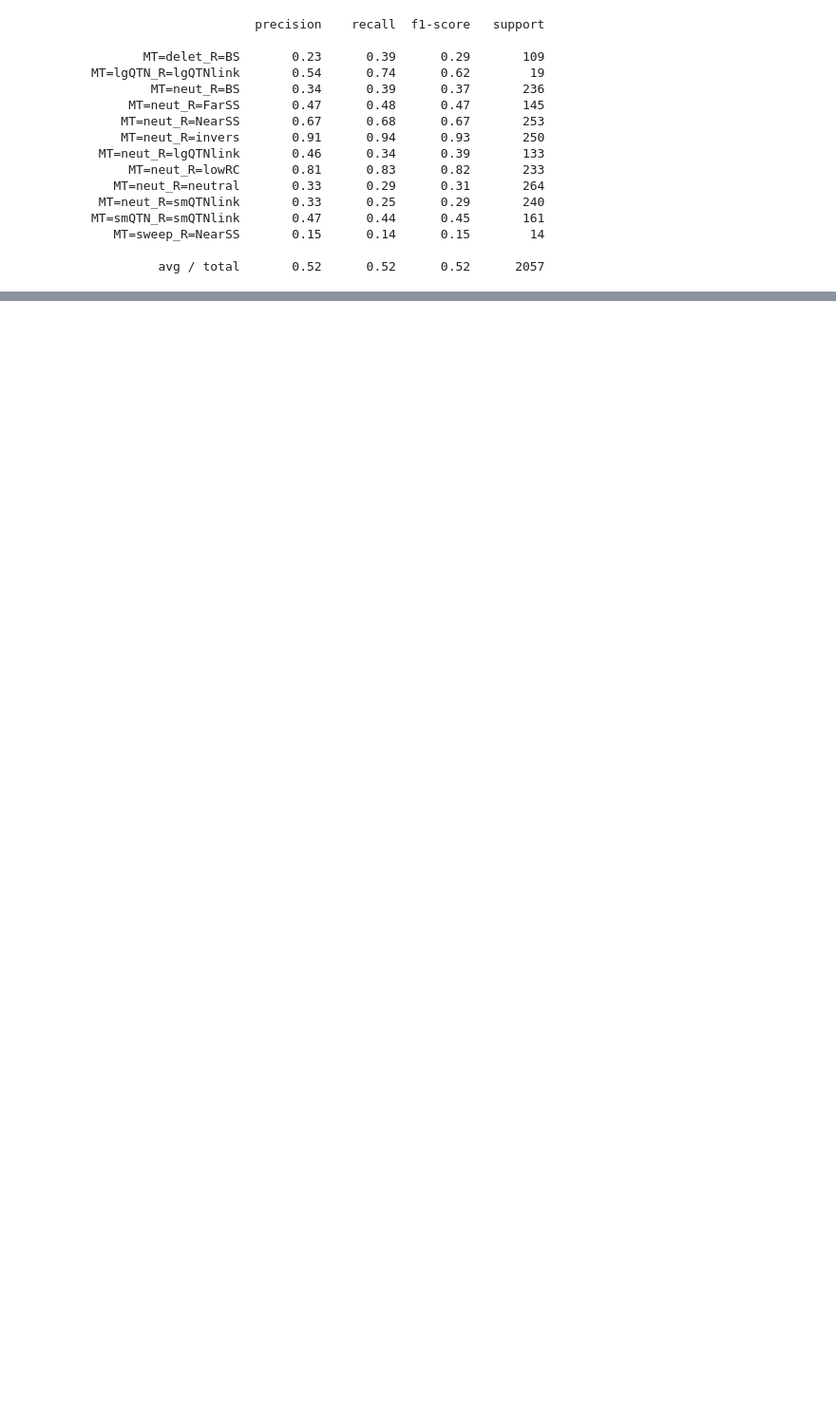
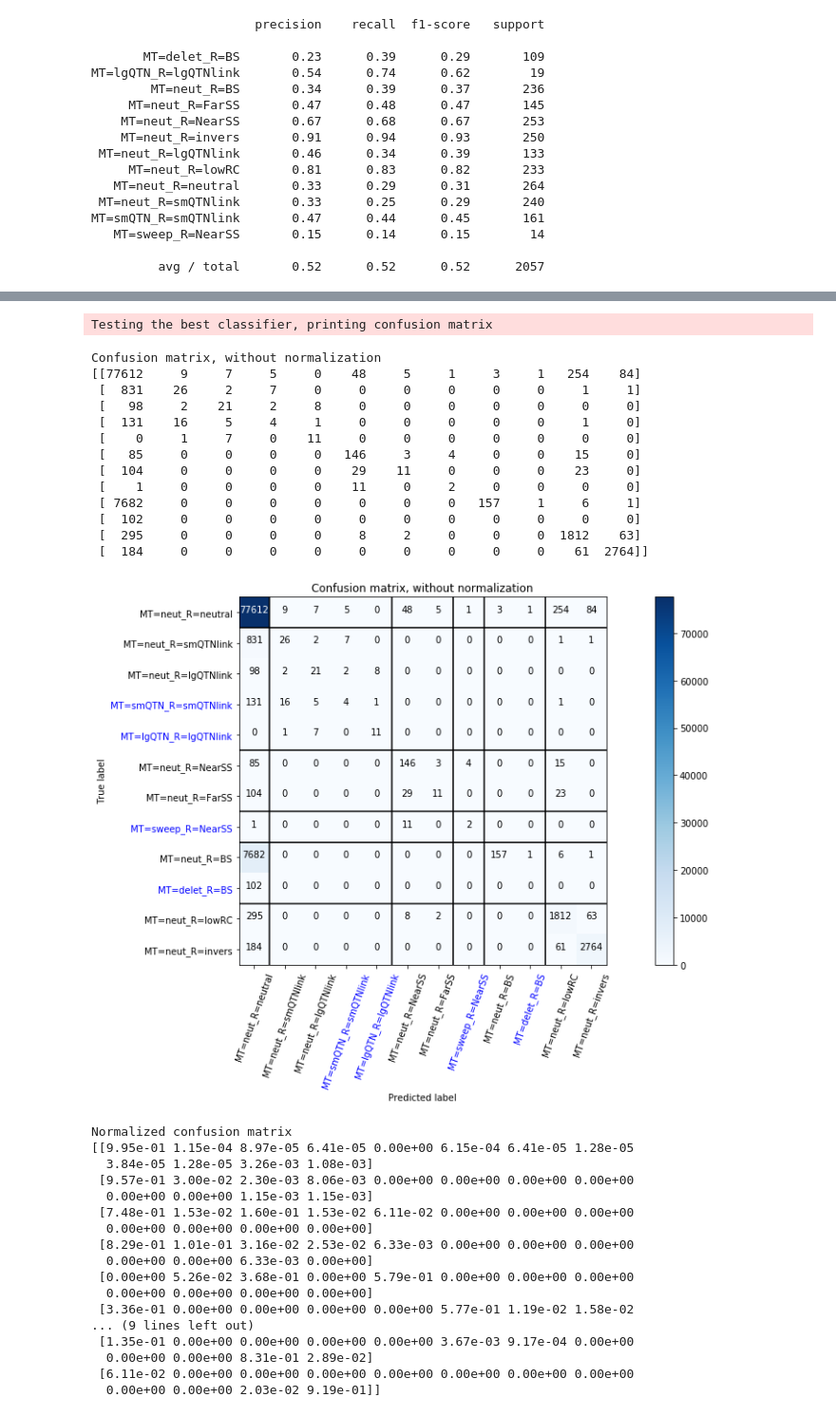
Before and after one commit to TestTheTests/TTT_RecombinationGenomeScans, a Jupyter notebook: ml_project/test_classifier.ipynb, the cells around one changed output, grey strips where cells are left out. Shown at 95% size. Drawn from its saved outputs; the diff is of its cells as text; code cells hidden in the pictures; blank space fills up the shorter version.

Commit message:
latest classifier, no undersampling

```diff
--- a/ml_project/test_classifier.ipynb
+++ b/ml_project/test_classifier.ipynb
@@ -607,0 +612,35 @@ MT=smQTN_R=smQTNlink       0.47      0.44      0.45       161
+# %%
+plotReportForComparison("classifiers/noSampling10-30-18.p")
+# %% [output]
+Testing the best classifier, printing confusion matrix
+Confusion matrix, without normalization
+[[77612     9     7     5     0    48     5     1     3     1   254    84]
+ [  831    26     2     7     0     0     0     0     0     0     1     1]
+ [   98     2    21     2     8     0     0     0     0     0     0     0]
+ [  131    16     5     4     1     0     0     0     0     0     1     0]
+ [    0     1     7     0    11     0     0     0     0     0     0     0]
+ [   85     0     0     0     0   146     3     4     0     0    15     0]
+ [  104     0     0     0     0    29    11     0     0     0    23     0]
+ [    1     0     0     0     0    11     0     2     0     0     0     0]
+ [ 7682     0     0     0     0     0     0     0   157     1     6     1]
+ [  102     0     0     0     0     0     0     0     0     0     0     0]
+ [  295     0     0     0     0     8     2     0     0     0  1812    63]
+ [  184     0     0     0     0     0     0     0     0     0    61  2764]]
+[figure, added]
+Normalized confusion matrix
+[[9.95e-01 1.15e-04 8.97e-05 6.41e-05 0.00e+00 6.15e-04 6.41e-05 1.28e-05
+  3.84e-05 1.28e-05 3.26e-03 1.08e-03]
+ [9.57e-01 3.00e-02 2.30e-03 8.06e-03 0.00e+00 0.00e+00 0.00e+00 0.00e+00
+  0.00e+00 0.00e+00 1.15e-03 1.15e-03]
+ [7.48e-01 1.53e-02 1.60e-01 1.53e-02 6.11e-02 0.00e+00 0.00e+00 0.00e+00
+  0.00e+00 0.00e+00 0.00e+00 0.00e+00]
+ [8.29e-01 1.01e-01 3.16e-02 2.53e-02 6.33e-03 0.00e+00 0.00e+00 0.00e+00
+  0.00e+00 0.00e+00 6.33e-03 0.00e+00]
+ [0.00e+00 5.26e-02 3.68e-01 0.00e+00 5.79e-01 0.00e+00 0.00e+00 0.00e+00
+  0.00e+00 0.00e+00 0.00e+00 0.00e+00]
+ [3.36e-01 0.00e+00 0.00e+00 0.00e+00 0.00e+00 5.77e-01 1.19e-02 1.58e-02
+... (9 lines left out)
+ [1.35e-01 0.00e+00 0.00e+00 0.00e+00 0.00e+00 3.67e-03 9.17e-04 0.00e+00
+  0.00e+00 0.00e+00 8.31e-01 2.89e-02]
+ [6.11e-02 0.00e+00 0.00e+00 0.00e+00 0.00e+00 0.00e+00 0.00e+00 0.00e+00
+  0.00e+00 0.00e+00 2.03e-02 9.19e-01]]
```
Also changed, not shown: parts of 2 cells of this notebook, 3 other files.
